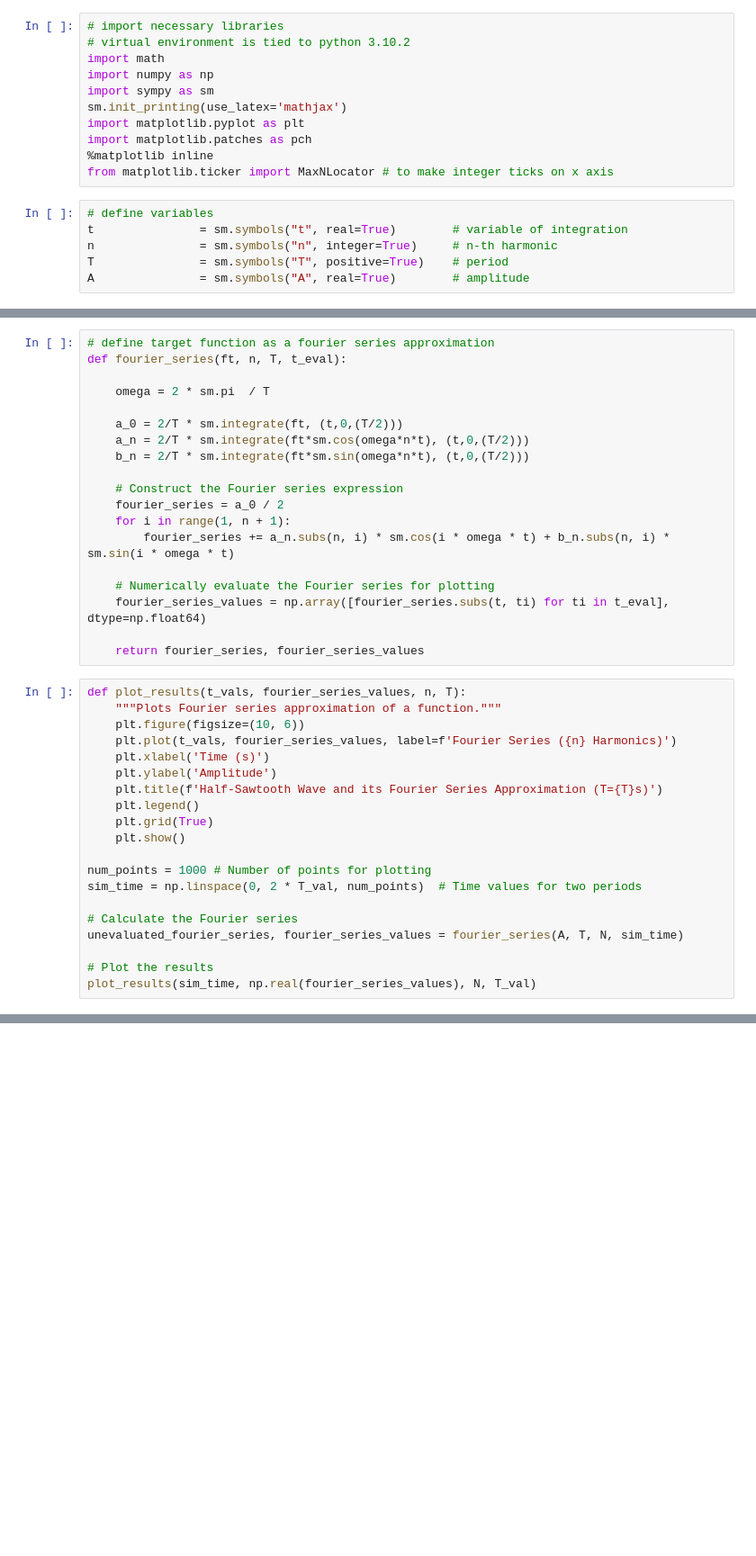
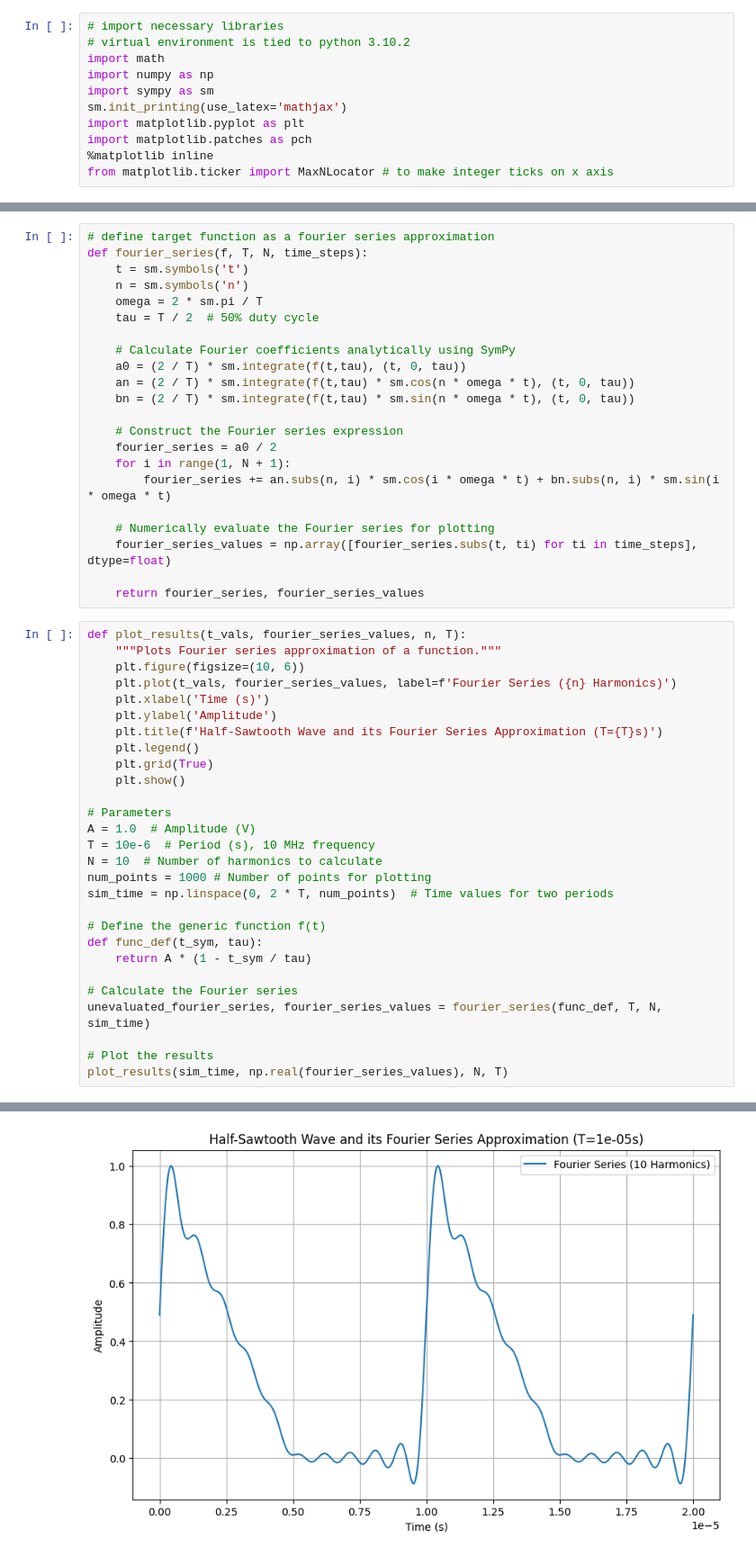
Before and after one commit to enriquea02/uw, a Jupyter notebook: eep579_electromagnetic_compatibility/Assignments/hw1/hw1.ipynb, the cells around one changed output, grey strips where cells are left out. Shown at 90% size. Drawn from its saved outputs; the diff is of its cells as text; blank space fills up the shorter version.

Commit message:
eep572a fourier series calculator finally works

```diff
--- a/eep579_electromagnetic_compatibility/Assignments/hw1/hw1.ipynb
+++ b/eep579_electromagnetic_compatibility/Assignments/hw1/hw1.ipynb
@@ -9,9 +9,3 @@ import matplotlib.pyplot as plt
 import matplotlib.patches as pch
 %matplotlib inline
 from matplotlib.ticker import MaxNLocator # to make integer ticks on x axis
-# %%
-# define variables
-t               = sm.symbols("t", real=True)        # variable of integration
-n               = sm.symbols("n", integer=True)     # n-th harmonic
-T               = sm.symbols("T", positive=True)    # period
-A               = sm.symbols("A", real=True)        # amplitude
@@ -28,20 +12,23 @@ ft = (A * (1 - t / tau_val))
 # %%
 # define target function as a fourier series approximation
-def fourier_series(ft, n, T, t_eval):
+def fourier_series(f, T, N, time_steps):
+    t = sm.symbols('t')
+    n = sm.symbols('n')
+    omega = 2 * sm.pi / T
+    tau = T / 2  # 50% duty cycle
 
-    omega = 2 * sm.pi  / T
-
-    a_0 = 2/T * sm.integrate(ft, (t,0,(T/2)))
-    a_n = 2/T * sm.integrate(ft*sm.cos(omega*n*t), (t,0,(T/2)))
-    b_n = 2/T * sm.integrate(ft*sm.sin(omega*n*t), (t,0,(T/2)))
+    # Calculate Fourier coefficients analytically using SymPy
+    a0 = (2 / T) * sm.integrate(f(t,tau), (t, 0, tau))
+    an = (2 / T) * sm.integrate(f(t,tau) * sm.cos(n * omega * t), (t, 0, tau))
+    bn = (2 / T) * sm.integrate(f(t,tau) * sm.sin(n * omega * t), (t, 0, tau))
 
     # Construct the Fourier series expression
-    fourier_series = a_0 / 2
-    for i in range(1, n + 1):
-        fourier_series += a_n.subs(n, i) * sm.cos(i * omega * t) + b_n.subs(n, i) * sm.sin(i * omega * t)
+    fourier_series = a0 / 2
+    for i in range(1, N + 1):
+        fourier_series += an.subs(n, i) * sm.cos(i * omega * t) + bn.subs(n, i) * sm.sin(i * omega * t)
 
     # Numerically evaluate the Fourier series for plotting
-    fourier_series_values = np.array([fourier_series.subs(t, ti) for ti in t_eval], dtype=np.float64)
+    fourier_series_values = np.array([fourier_series.subs(t, ti) for ti in time_steps], dtype=float)
 
     return fourier_series, fourier_series_values
 # %%
@@ -56,12 +43,20 @@ def plot_results(t_vals, fourier_series_values, n, T):
     plt.grid(True)
     plt.show()
 
+# Parameters
+A = 1.0  # Amplitude (V)
+T = 10e-6  # Period (s), 10 MHz frequency
+N = 10  # Number of harmonics to calculate
 num_points = 1000 # Number of points for plotting
-sim_time = np.linspace(0, 2 * T_val, num_points)  # Time values for two periods
+sim_time = np.linspace(0, 2 * T, num_points)  # Time values for two periods
+
+# Define the generic function f(t)
+def func_def(t_sym, tau):
+    return A * (1 - t_sym / tau)
 
 # Calculate the Fourier series
-unevaluated_fourier_series, fourier_series_values = fourier_series(A, T, N, sim_time)
+unevaluated_fourier_series, fourier_series_values = fourier_series(func_def, T, N, sim_time)
 
 # Plot the results
-plot_results(sim_time, np.real(fourier_series_values), N, T_val)
+plot_results(sim_time, np.real(fourier_series_values), N, T)
 # %% [output]
@@ -68,0 +63 @@ TypeError: 'Add' object cannot be interpreted as an integer
+[figure, added]
```
Also changed, not shown: parts of 3 cells of this notebook.
